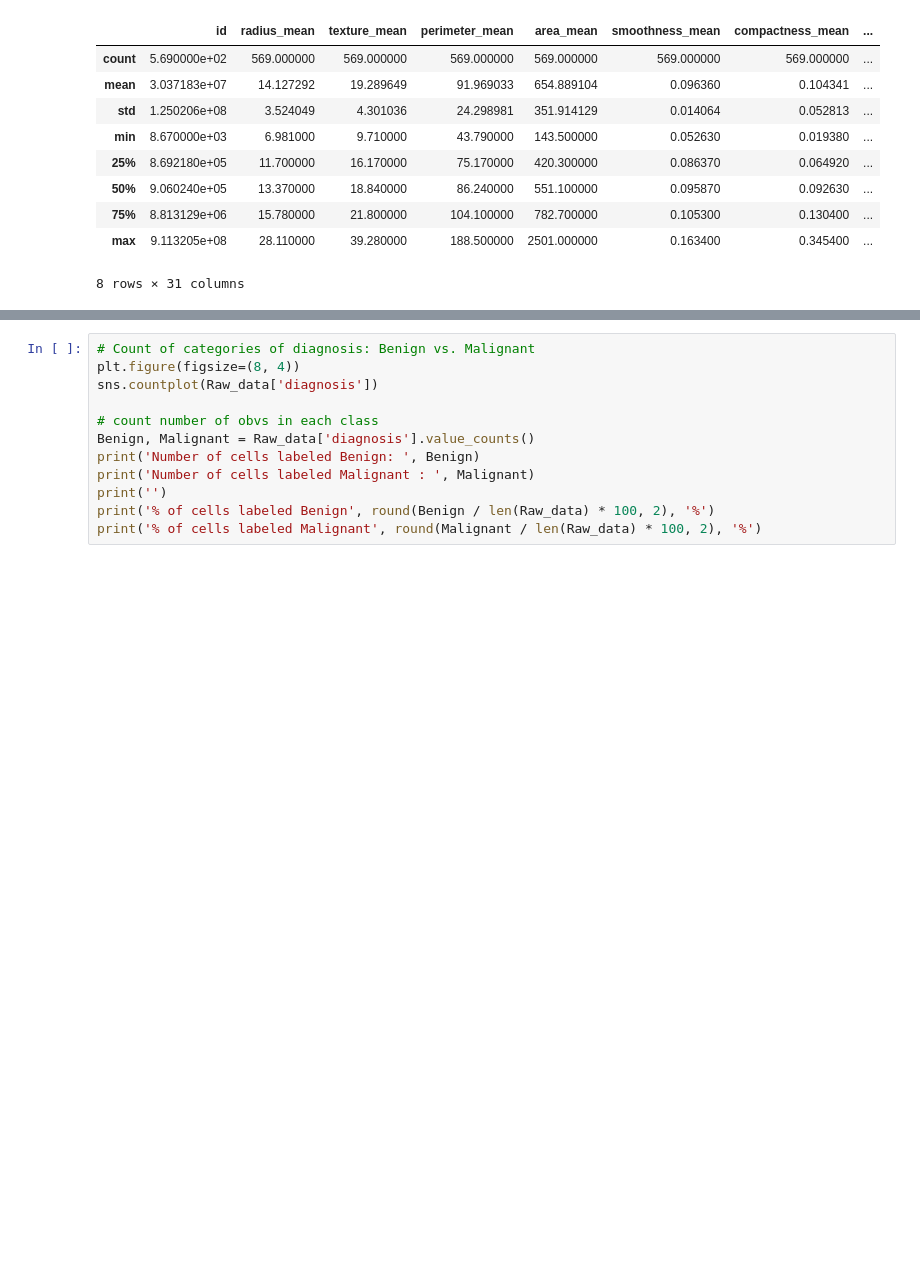
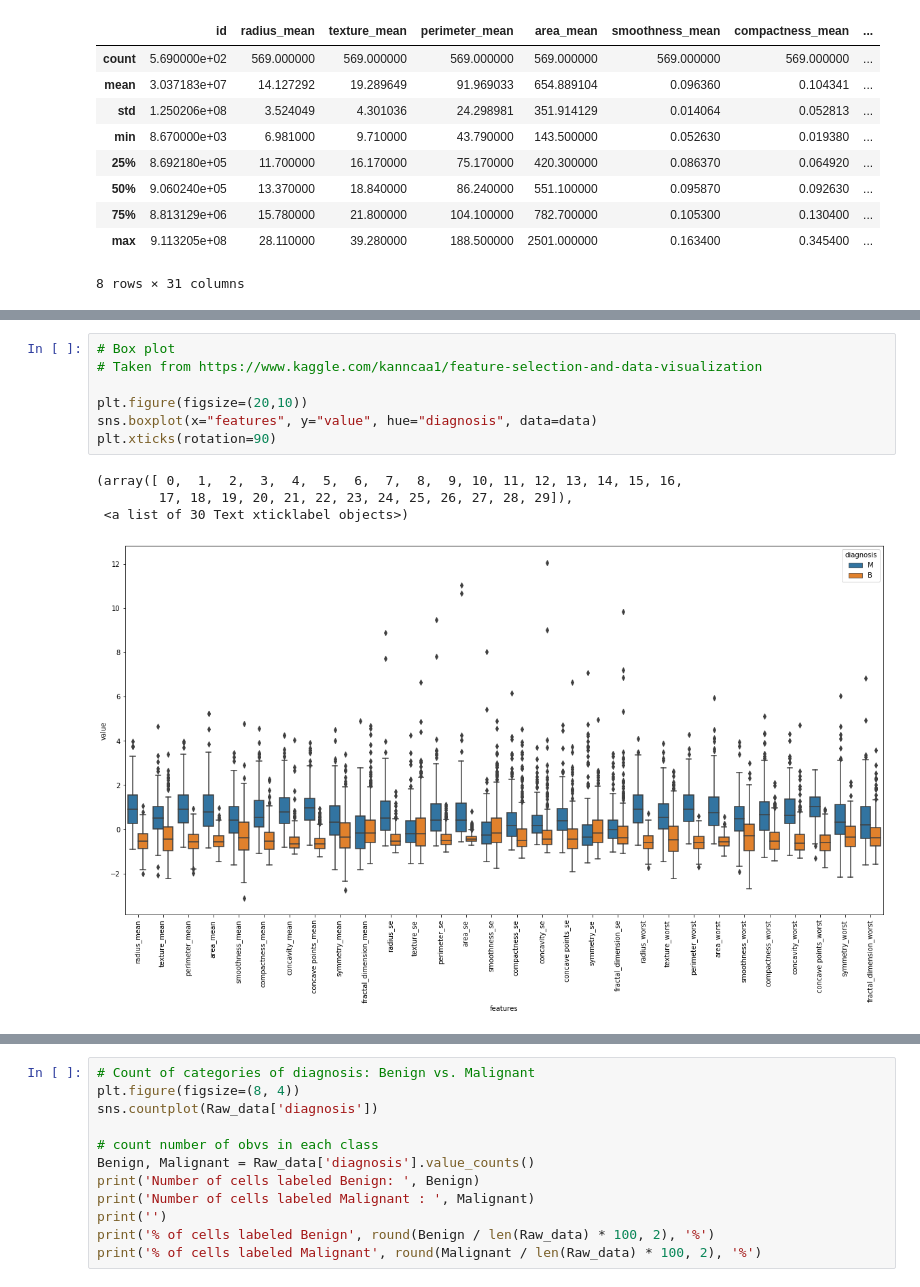
Before and after one commit to colmenareso/Final-Project-Data, a Jupyter notebook: Breast Cancer/Breast_Cancer_Exploratory Analysis.ipynb, the cells around one changed output, grey strips where cells are left out. Saved outputs shown, nothing was run; the diff lists cells and outputs as text; blank space fills up the shorter version.

```diff
--- a/Breast Cancer/Breast_Cancer_Exploratory Analysis.ipynb
+++ b/Breast Cancer/Breast_Cancer_Exploratory Analysis.ipynb
@@ -38,0 +83,12 @@ Raw_data.describe()
+# %%
+# Box plot
+# Taken from https://www.kaggle.com/kanncaa1/feature-selection-and-data-visualization
+
+plt.figure(figsize=(20,10))
+sns.boxplot(x="features", y="value", hue="diagnosis", data=data)
+plt.xticks(rotation=90)
+# %% [output]
+(array([ 0,  1,  2,  3,  4,  5,  6,  7,  8,  9, 10, 11, 12, 13, 14, 15, 16,
+        17, 18, 19, 20, 21, 22, 23, 24, 25, 26, 27, 28, 29]),
+ <a list of 30 Text xticklabel objects>)
+[figure, added]
```
Also changed, not shown: parts of 45 cells of this notebook, 2 other files.
